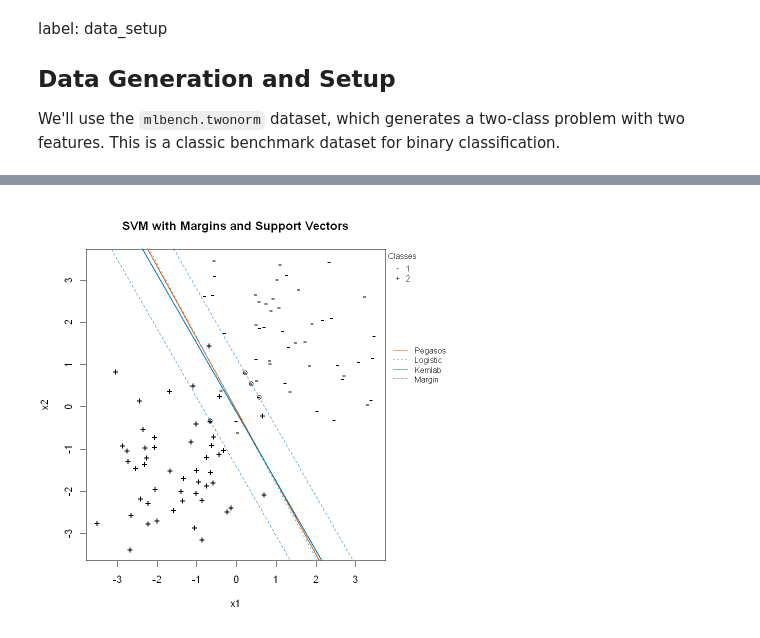
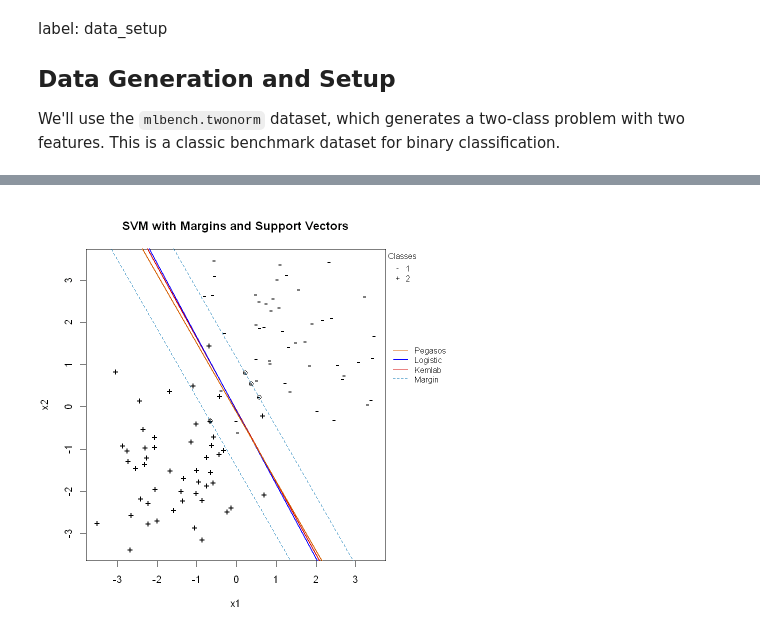
Before and after one commit to slds-lmu/lecture_sl, a Jupyter notebook: exercises/svm-quarto/sol_svm_1_R.ipynb, the cells around one changed output, grey strips where cells are left out. Drawn from its saved outputs; the diff is of its cells as text; code cells hidden in the pictures.

```diff
--- a/exercises/svm-quarto/sol_svm_1_R.ipynb
+++ b/exercises/svm-quarto/sol_svm_1_R.ipynb
@@ -228,7 +241,7 @@ Coefficients: -1.347267 -0.7917586
 
 # Train kernlab SVM with linear kernel
 # Note: we cannot expect a PERFECT match due to different optimization approaches
-mod_kernlab = ksvm(classes ~ .,
+model_kernlab = ksvm(classes ~ .,
                    data = data,
                    kernel = "vanilladot",  # linear kernel
                    C = C,
@@ -236,12 +249,11 @@ mod_kernlab = ksvm(classes ~ .,
                    scaled = FALSE)
 
 # Get decision values from kernlab
-f_kernlab = predict(mod_kernlab, newdata = data, type = "decision")
+f_kernlab = predict(model_kernlab, newdata = data, type = "decision")
 
 cat("kernlab SVM Classification Results:\n")
 kernlab_correct = sum(sign(f_kernlab) == y)
 kernlab_accuracy = kernlab_correct / length(y)
-cat("Correct classifications:", kernlab_correct, "out of", length(y), "\n")
 cat("Accuracy:", round(kernlab_accuracy * 100, 2), "%\n")
 
 # Display confusion matrix for kernlab
@@ -317,13 +380,0 @@ t_0 = margin / (cos(atan(m)))
-# %%
-#| label: plot_support_vectors
-
-# Find support vectors on decision boundary
-# Support vectors have decision values close to ±1
-sv_tolerance = 0.02  # tolerance for identifying support vectors on boundary
-nv_sv_idx = abs(abs(f_kernlab[mod_kernlab@SVindex]) - 1) < sv_tolerance
-
-
-cat("Support Vector Information:\n")
-cat("Total support vectors:", length(mod_kernlab@SVindex), "\n")
-cat("Support vectors on margin:", sum(nv_sv_idx), "\n")
-cat("Margin width:", round(margin, 3), "\n")
@@ -335,51 +388,46 @@ Margin width: 0.675
 # %%
-# Recreate the complete visualization
+#| label: complete visualization
+
 par(mar = c(5, 4, 4, 6))
 plot(x = data$x.1, y = data$x.2,
      pch = ifelse(data$classes == 1, "-", "+"),
      col = "black",
      xlab = "x1", ylab = "x2",
      main = "SVM with Margins and Support Vectors")
 
-# Add PEGASOS decision boundary
-abline(a = -mod_pegasos[1] / mod_pegasos[3],
-       b = -mod_pegasos[2] / mod_pegasos[3],
-       col = "#D55E00",
-       lwd = 2)
+# PEGASOS decision boundary
+abline(a = -model_pegasos[1] / model_pegasos[3],
+       b = -model_pegasos[2] / model_pegasos[3],
+       col = "#d40808ff", lwd = 2)
 
-# Add logistic regression boundary
-abline(a = -coef(mod_logreg)[1] / coef(mod_logreg)[3],
-       b = -coef(mod_logreg)[2] / coef(mod_logreg)[3],
-       col = "#56B4E9",
-       lty = 3,
-       lwd = 2)
+# Logistic regression boundary
+abline(a = -coef(model_logreg)[1] / coef(model_logreg)[3],
+       b = -coef(model_logreg)[2] / coef(model_logreg)[3],
+       col = "#0800ffff", lwd = 2)
 
-# Add kernlab decision boundary
-abline(a = -params[1] / params[3],
+# kernlab decision boundary
+abline(a = -params_kernlab[1] / params_kernlab[3],
        b = m,
-       col = "#0072B2",
-       lwd = 2)
+       col = "#D55E00", lwd = 2)
 
 # Add margin boundaries
-abline(a = -params[1] / params[3] + t_0,
+abline(a = -params_kernlab[1] / params_kernlab[3] + t_0,
        b = m,
-       col = "#0072B2",
-       lty = 2)
-abline(a = -params[1] / params[3] - t_0,
+       col = "#0072B2", lty = 2)
+abline(a = -params_kernlab[1] / params_kernlab[3] - t_0,
        b = m,
-       col = "#0072B2",
-       lty = 2)
-
-points(X[mod_kernlab@SVindex[nv_sv_idx],])
+       col = "#0072B2", lty = 2)
 
 
-# add legends
+points(X[model_kernlab@SVindex[nv_sv_idx],])
+
+
 legend(par('usr')[2], par('usr')[4], , bty='n', xpd=NA, legend=c("1","2"),
        pch=c("-","+"), title="Classes", cex = 0.8)
 legend(par('usr')[2], 1.8, , bty='n', xpd=NA,
        legend=c("Pegasos","Logistic","Kernlab","Margin"),
-       lty=c(1,3,1,2),
-       col = c("#D55E00","#56B4E9","#0072B2","#0072B2"),
+       lty=c(1,1,1,2),
+       col = c("#D55E00","#0800ffff","#d40808ff","#0072B2"),
        title="", cex = 0.8, lwd = c(1,2,1,1))
 # %% [output]
-[figure, old version]
+[figure, new version]
```
Also changed, not shown: parts of 28 cells of this notebook.
